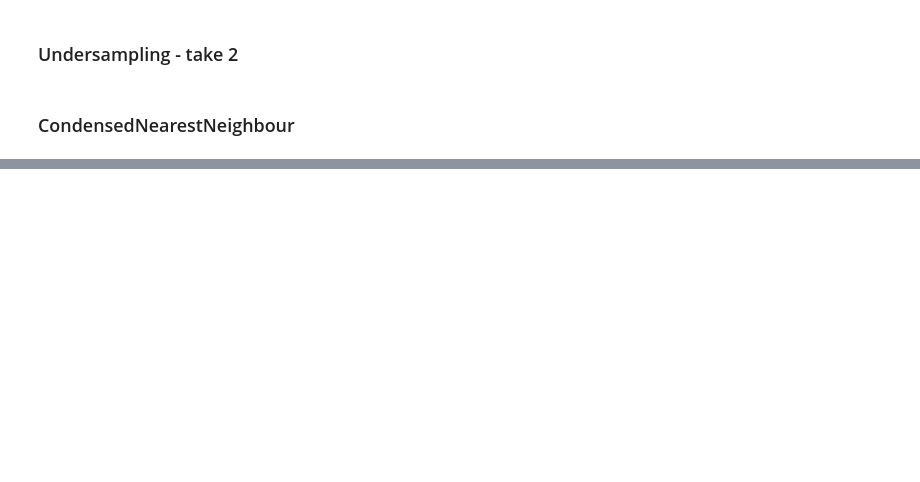
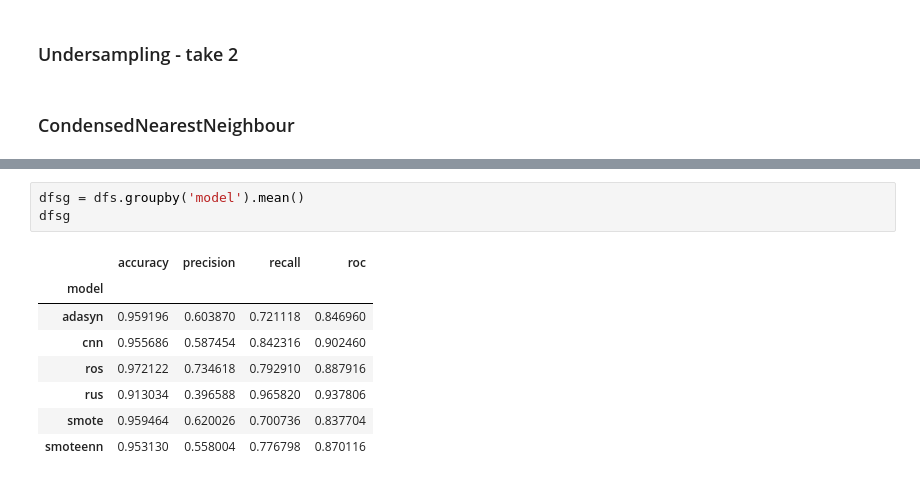
Before and after one commit to fivtyen/dmc_2019, a Jupyter notebook: analysis/upsampling_downsampling.ipynb, the cells around one changed output, grey strips where cells are left out. Drawn from its saved outputs; the diff is of its cells as text; blank space fills up the shorter version.

```diff
--- a/analysis/upsampling_downsampling.ipynb
+++ b/analysis/upsampling_downsampling.ipynb
@@ -325,0 +403,12 @@ Accuracy: 0.976063829787234, precision: 0.7391304347826086, recall: 0.85
+# %%
+dfsg = dfs.groupby('model').mean()
+dfsg
+# %% [output]
+|  | accuracy | precision | recall | roc |
+| model |  |  |  |  |
+| adasyn | 0.959196 | 0.603870 | 0.721118 | 0.846960 |
+| cnn | 0.955686 | 0.587454 | 0.842316 | 0.902460 |
+| ros | 0.972122 | 0.734618 | 0.792910 | 0.887916 |
+| rus | 0.913034 | 0.396588 | 0.965820 | 0.937806 |
+| smote | 0.959464 | 0.620026 | 0.700736 | 0.837704 |
+| smoteenn | 0.953130 | 0.558004 | 0.776798 | 0.870116 |
```
Also changed, not shown: parts of 35 cells of this notebook, 3 other files.
